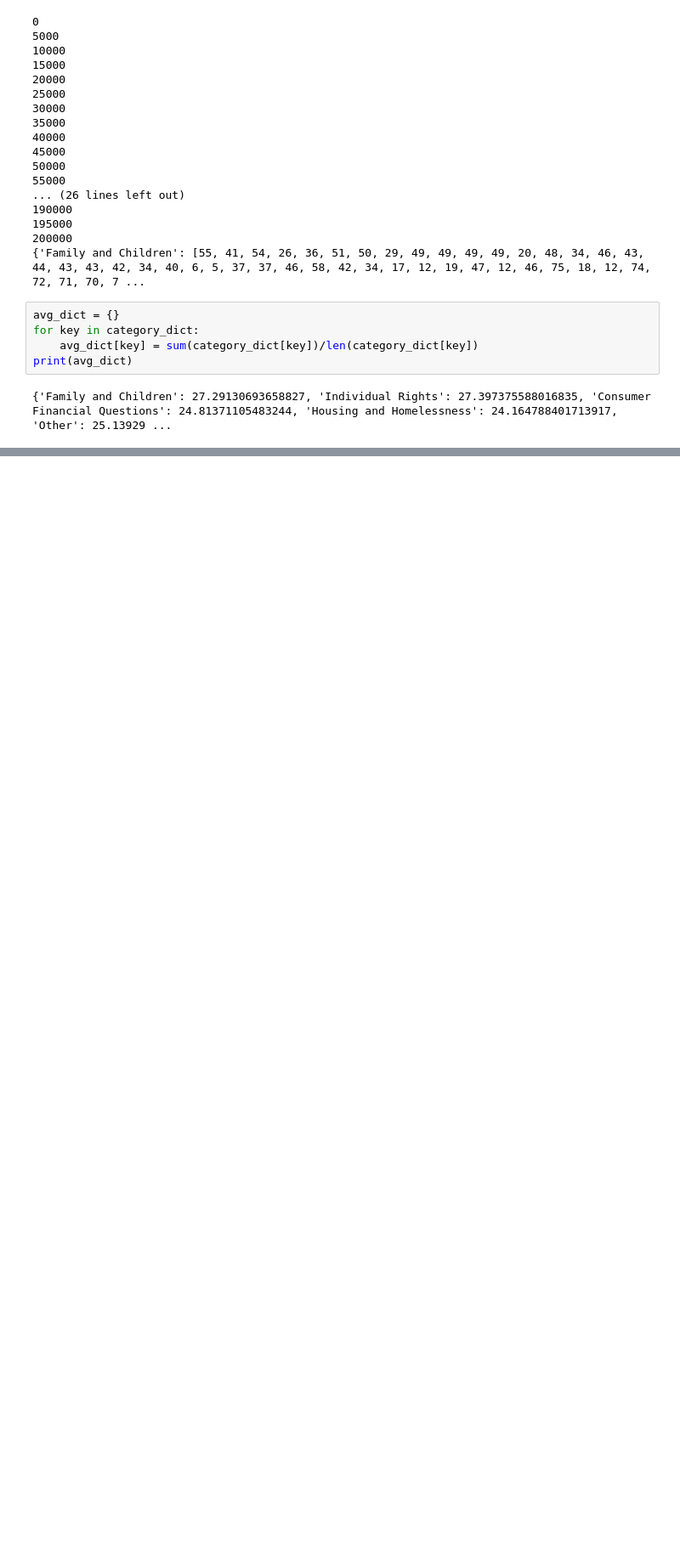
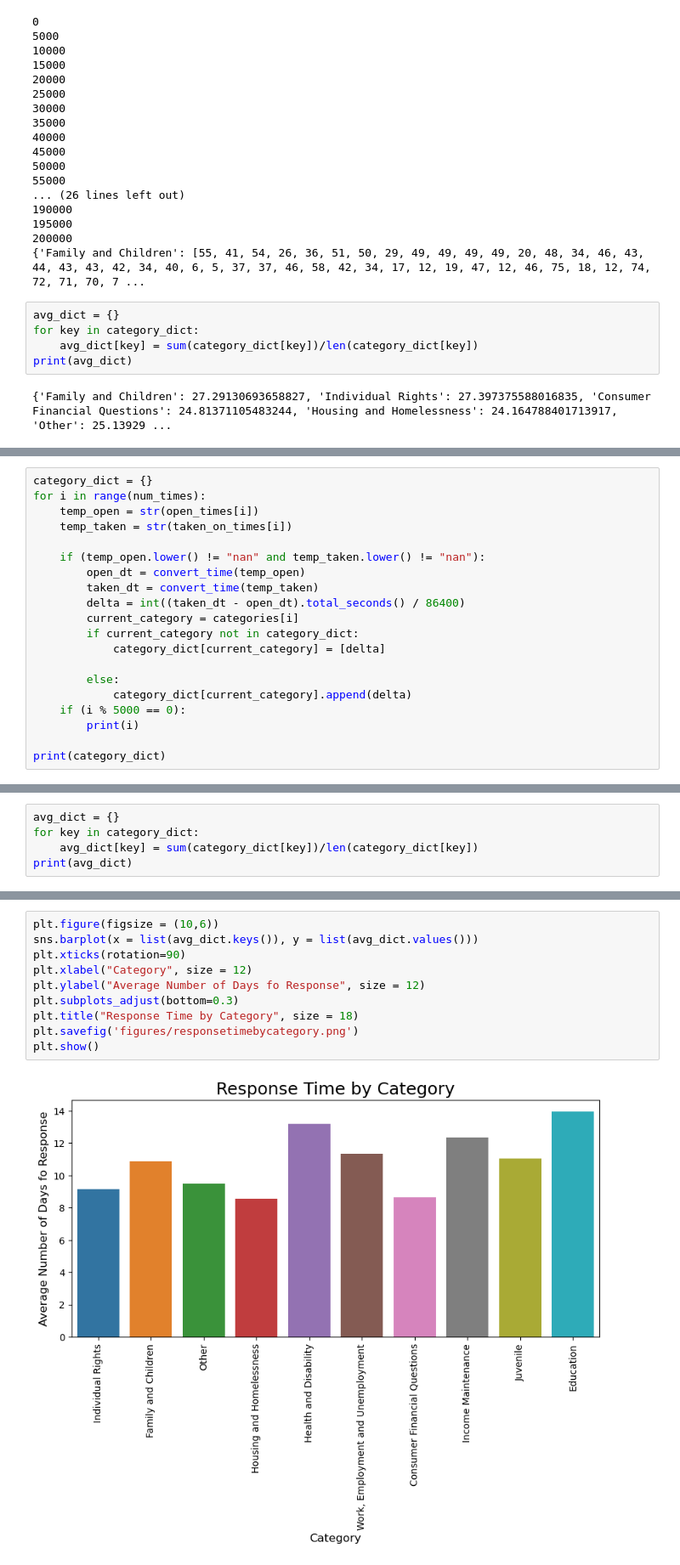
Before and after one commit to bvaduri255/unicornsdatafest, a Jupyter notebook: questiontimes.ipynb, the cells around one changed output, grey strips where cells are left out. Shown at 85% size. Cells and saved outputs as stored; diff of their text form; blank space fills up the shorter version.

```diff
--- a/questiontimes.ipynb
+++ b/questiontimes.ipynb
@@ -237,0 +238,20 @@ plt.show()
+# %%
+category_dict = {}
+for i in range(num_times):
+    temp_open = str(open_times[i])
+    temp_taken = str(taken_on_times[i])
+
+    if (temp_open.lower() != "nan" and temp_taken.lower() != "nan"):
+        open_dt = convert_time(temp_open)
+        taken_dt = convert_time(temp_taken)
+        delta = int((taken_dt - open_dt).total_seconds() / 86400)
+        current_category = categories[i]
+        if current_category not in category_dict:
+            category_dict[current_category] = [delta]
+
+        else:
+            category_dict[current_category].append(delta)
+    if (i % 5000 == 0):
+        print(i)
+
+print(category_dict)
@@ -237,0 +276,5 @@ plt.show()
+# %%
+avg_dict = {}
+for key in category_dict:
+    avg_dict[key] = sum(category_dict[key])/len(category_dict[key])
+print(avg_dict)
@@ -237,0 +283,12 @@ plt.show()
+# %%
+plt.figure(figsize = (10,6))
+sns.barplot(x = list(avg_dict.keys()), y = list(avg_dict.values()))
+plt.xticks(rotation=90)
+plt.xlabel("Category", size = 12)
+plt.ylabel("Average Number of Days fo Response", size = 12)
+plt.subplots_adjust(bottom=0.3)
+plt.title("Response Time by Category", size = 18)
+plt.savefig('figures/responsetimebycategory.png')
+plt.show()
+# %% [output]
+[figure, added]
```
Also changed, not shown: parts of 3 cells of this notebook, 4 other files.
